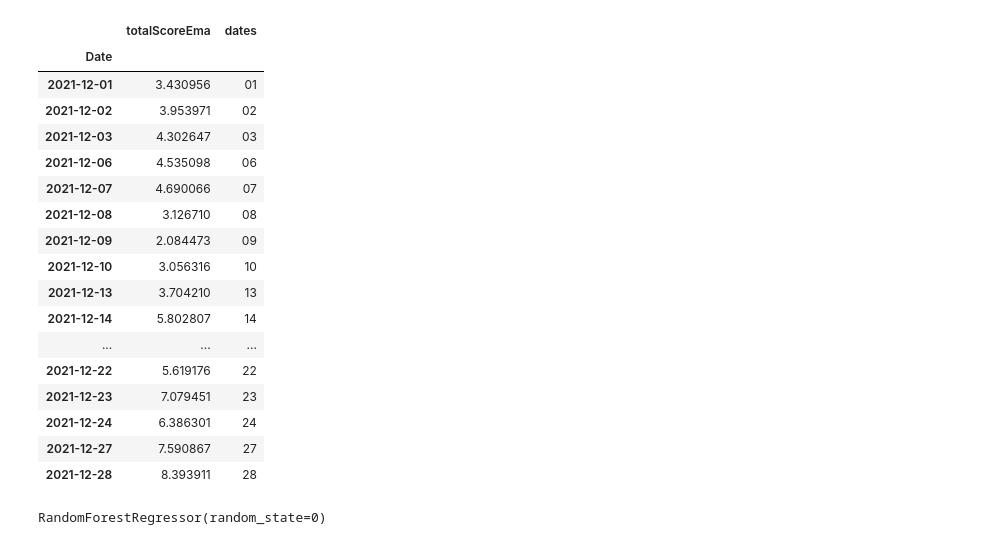
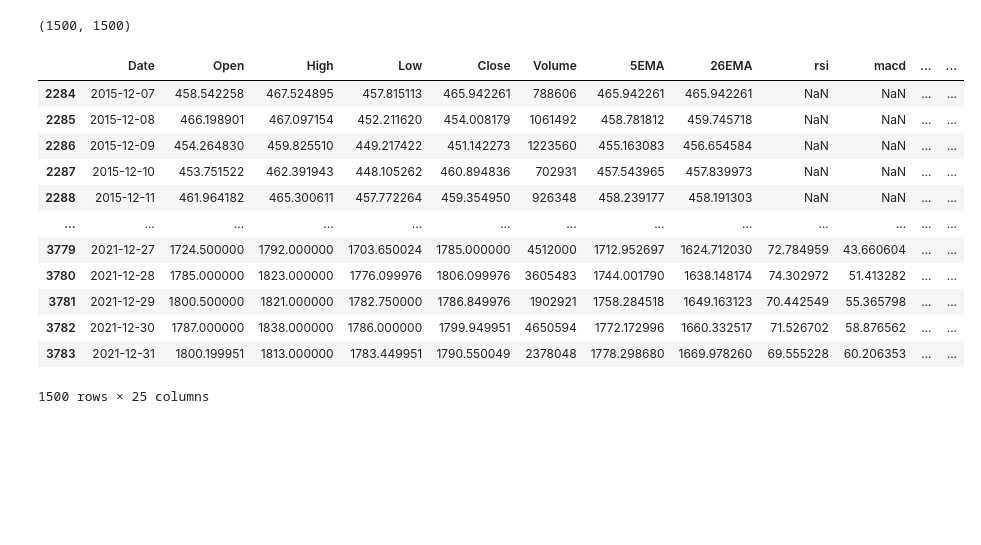
Before and after one commit to Dev-Mehta/StocksProject, a Jupyter notebook: model/model_lr.ipynb, the cells around one changed output. Cells and saved outputs as stored; diff of their text form; code cells hidden in the pictures; blank space fills up the shorter version.

```diff
--- a/model/model_lr.ipynb
+++ b/model/model_lr.ipynb
@@ -110,0 +14,6 @@ array([[7.93197503]])
+# %%
+data = pd.read_csv("output/TECHM.csv")
+data = data.iloc[-1500:]
+data.set_index('Date')
+data.Date = pd.to_datetime(data.Date)
+model = LinearRegression()
@@ -110,0 +172,21 @@ array([[7.93197503]])
+# %%
+data['5EMA'] = pd.Series.ewm(data['Close'], span=5).mean()
+data['26EMA'] = pd.Series.ewm(data['Close'], span=26).mean()
+data['rsi'] = ta.RSI(data['Close'].values, timeperiod=14)
+
+data['macd'], data['macdSignal'], data['macdHist'] = ta.MACD(data.Close.values, fastperiod=12, slowperiod=26, signalperiod=9)
+
+data['macd_crossover'] = np.where(((data.macd > data.macdSignal) & (data.macd.shift(1) < data.macdSignal.shift(1))), 1, 0)
+data['macd_crossunder'] = np.where(((data.macd < data.macdSignal) & (data.macd.shift(1) > data.macdSignal.shift(1))), 1, 0)
+data['ema_crossover'] = np.where(((data['5EMA'].shift(1) <= data['26EMA'].shift(1)) & (data['5EMA'] > data['26EMA'] )), 1, 0)
+data['ema_crossunder'] = np.where(((data['5EMA'].shift(1) >= data['26EMA'].shift(1)) & (data['5EMA'] < data['26EMA'] )), 1, 0)
+data['macd_buy'] = np.where((data.macd > data.macdSignal), 1, 0)
+data['macd_sell'] = np.where((data.macd < data.macdSignal), 1, 0)
+data['ema_buy'] = np.where((data['5EMA'] > data['26EMA']), 1, 0)
+data['ema_sell'] = np.where((data['5EMA'] < data['26EMA']), 1, 0)
+data['rsi_buy'] = np.where(data.rsi >= 60, 1, 0)
+data['rsi_sell'] = np.where(data.rsi <= 40, 1, 0)
+
+data['volume_buy'] = np.where((data.Volume > data.Volume.ewm(span=5).mean()) & (data.Close > data.Close.shift(1)), 1, 0)
+data['volume_sell'] = np.where((data.Volume > data.Volume.ewm(span=5).mean()) & (data.Close < data.Close.shift(1)), 1, 0)
+data
@@ -111,33 +219,20 @@ array([[7.93197503]])
+# %%
+len(data), len(totalScoreL)
+# %% [output]
+(1500, 1500)
 # %%
-data.iloc[:,-2:]
+data
 # %% [output]
-|  | totalScoreEma | dates |
-| Date |  |  |
-| 2021-12-01 | 3.430956 | 01 |
-| 2021-12-02 | 3.953971 | 02 |
-| 2021-12-03 | 4.302647 | 03 |
-| 2021-12-06 | 4.535098 | 06 |
-| 2021-12-07 | 4.690066 | 07 |
-| 2021-12-08 | 3.126710 | 08 |
-| 2021-12-09 | 2.084473 | 09 |
-| 2021-12-10 | 3.056316 | 10 |
-| 2021-12-13 | 3.704210 | 13 |
-| 2021-12-14 | 5.802807 | 14 |
-| ... | ... | ... |
-| 2021-12-22 | 5.619176 | 22 |
-| 2021-12-23 | 7.079451 | 23 |
-| 2021-12-24 | 6.386301 | 24 |
-| 2021-12-27 | 7.590867 | 27 |
-| 2021-12-28 | 8.393911 | 28 |
+|  | Date | Open | High | Low | Close | Volume | 5EMA | 26EMA | rsi | macd | ... | ... |
+| 2284 | 2015-12-07 | 458.542258 | 467.524895 | 457.815113 | 465.942261 | 788606 | 465.942261 | 465.942261 | NaN | NaN | ... | ... |
+| 2285 | 2015-12-08 | 466.198901 | 467.097154 | 452.211620 | 454.008179 | 1061492 | 458.781812 | 459.745718 | NaN | NaN | ... | ... |
+| 2286 | 2015-12-09 | 454.264830 | 459.825510 | 449.217422 | 451.142273 | 1223560 | 455.163083 | 456.654584 | NaN | NaN | ... | ... |
+| 2287 | 2015-12-10 | 453.751522 | 462.391943 | 448.105262 | 460.894836 | 702931 | 457.543965 | 457.839973 | NaN | NaN | ... | ... |
+| 2288 | 2015-12-11 | 461.964182 | 465.300611 | 457.772264 | 459.354950 | 926348 | 458.239177 | 458.191303 | NaN | NaN | ... | ... |
+| ... | ... | ... | ... | ... | ... | ... | ... | ... | ... | ... | ... | ... |
+| 3779 | 2021-12-27 | 1724.500000 | 1792.000000 | 1703.650024 | 1785.000000 | 4512000 | 1712.952697 | 1624.712030 | 72.784959 | 43.660604 | ... | ... |
+| 3780 | 2021-12-28 | 1785.000000 | 1823.000000 | 1776.099976 | 1806.099976 | 3605483 | 1744.001790 | 1638.148174 | 74.302972 | 51.413282 | ... | ... |
+| 3781 | 2021-12-29 | 1800.500000 | 1821.000000 | 1782.750000 | 1786.849976 | 1902921 | 1758.284518 | 1649.163123 | 70.442549 | 55.365798 | ... | ... |
+| 3782 | 2021-12-30 | 1787.000000 | 1838.000000 | 1786.000000 | 1799.949951 | 4650594 | 1772.172996 | 1660.332517 | 71.526702 | 58.876562 | ... | ... |
+| 3783 | 2021-12-31 | 1800.199951 | 1813.000000 | 1783.449951 | 1790.550049 | 2378048 | 1778.298680 | 1669.978260 | 69.555228 | 60.206353 | ... | ... |
+1500 rows × 25 columns
-# %%
-from sklearn.ensemble import RandomForestRegressor
-
-# create regressor object
-regressor = RandomForestRegressor(n_estimators = 100, random_state = 0)
-
-# fit the regressor with x and y data
-# x =Open	High	Low	Close	Volume
-# y = 5EMA	26EMA	rsi	macd	macdSignal	macdHist
-regressor.fit(np.asarray(data['totalScoreEma']).reshape(-1, 1),data['Close'])
-# %% [output]
-RandomForestRegressor(random_state=0)
```
Also changed, not shown: parts of 17 cells of this notebook, 5 other files.
